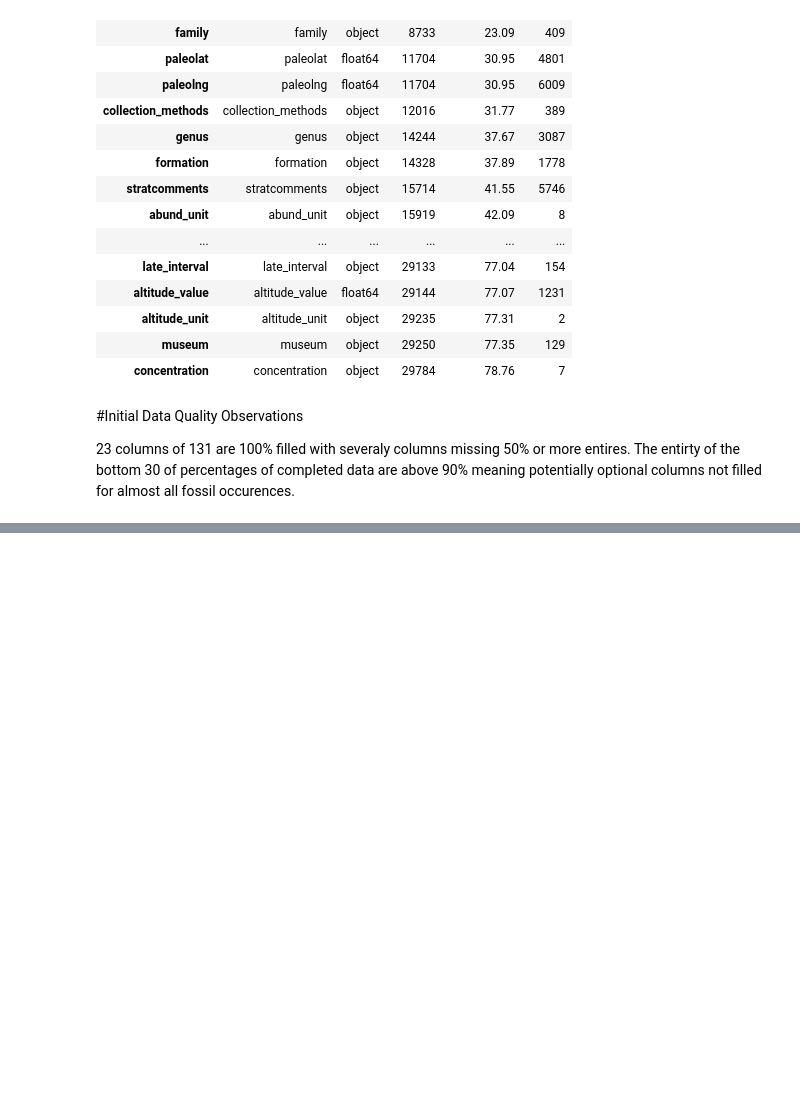
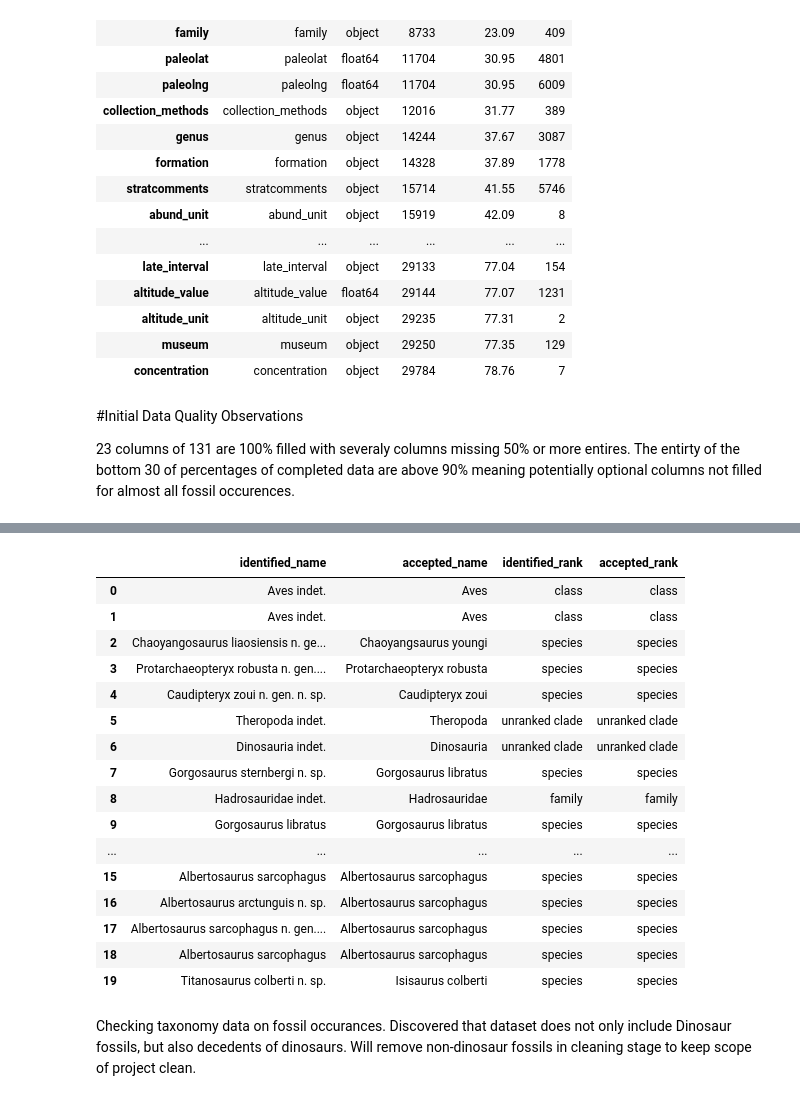
Before and after one commit to gilmorejh/dinosaur-fossil-explorer, a Jupyter notebook: notebooks/explore_data.ipynb, the cells around one changed output, grey strips where cells are left out. Drawn from its saved outputs; the diff is of its cells as text; code cells hidden in the pictures; blank space fills up the shorter version.

```diff
--- a/notebooks/explore_data.ipynb
+++ b/notebooks/explore_data.ipynb
@@ -136,0 +225,22 @@ column_profile[
+# %%
+df[["identified_name", "accepted_name", "identified_rank", "accepted_rank"]].head(20)
+# %% [output]
+|  | identified_name | accepted_name | identified_rank | accepted_rank |
+| 0 | Aves indet. | Aves | class | class |
+| 1 | Aves indet. | Aves | class | class |
+| 2 | Chaoyangosaurus liaosiensis n. ge... | Chaoyangsaurus youngi | species | species |
+| 3 | Protarchaeopteryx robusta n. gen.... | Protarchaeopteryx robusta | species | species |
+| 4 | Caudipteryx zoui n. gen. n. sp. | Caudipteryx zoui | species | species |
+| 5 | Theropoda indet. | Theropoda | unranked clade | unranked clade |
+| 6 | Dinosauria indet. | Dinosauria | unranked clade | unranked clade |
+| 7 | Gorgosaurus sternbergi n. sp. | Gorgosaurus libratus | species | species |
+| 8 | Hadrosauridae indet. | Hadrosauridae | family | family |
+| 9 | Gorgosaurus libratus | Gorgosaurus libratus | species | species |
+| ... | ... | ... | ... | ... |
+| 15 | Albertosaurus sarcophagus | Albertosaurus sarcophagus | species | species |
+| 16 | Albertosaurus arctunguis n. sp. | Albertosaurus sarcophagus | species | species |
+| 17 | Albertosaurus sarcophagus n. gen.... | Albertosaurus sarcophagus | species | species |
+| 18 | Albertosaurus sarcophagus | Albertosaurus sarcophagus | species | species |
+| 19 | Titanosaurus colberti n. sp. | Isisaurus colberti | species | species |
+# %% [markdown]
+Checking taxonomy data on fossil occurances. Discovered that dataset does not only include Dinosaur fossils, but also decedents of dinosaurs. Will remove non-dinosaur fossils in cleaning stage to keep scope of project clean.
```
Also changed, not shown: parts of 40 cells of this notebook.
